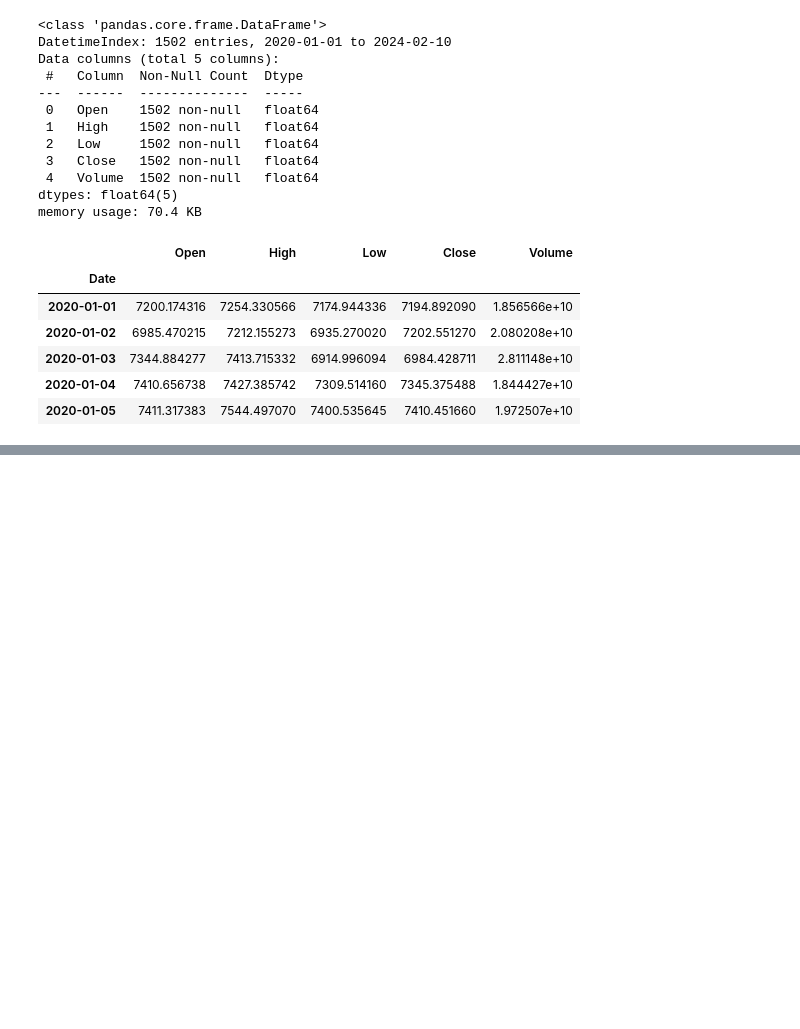
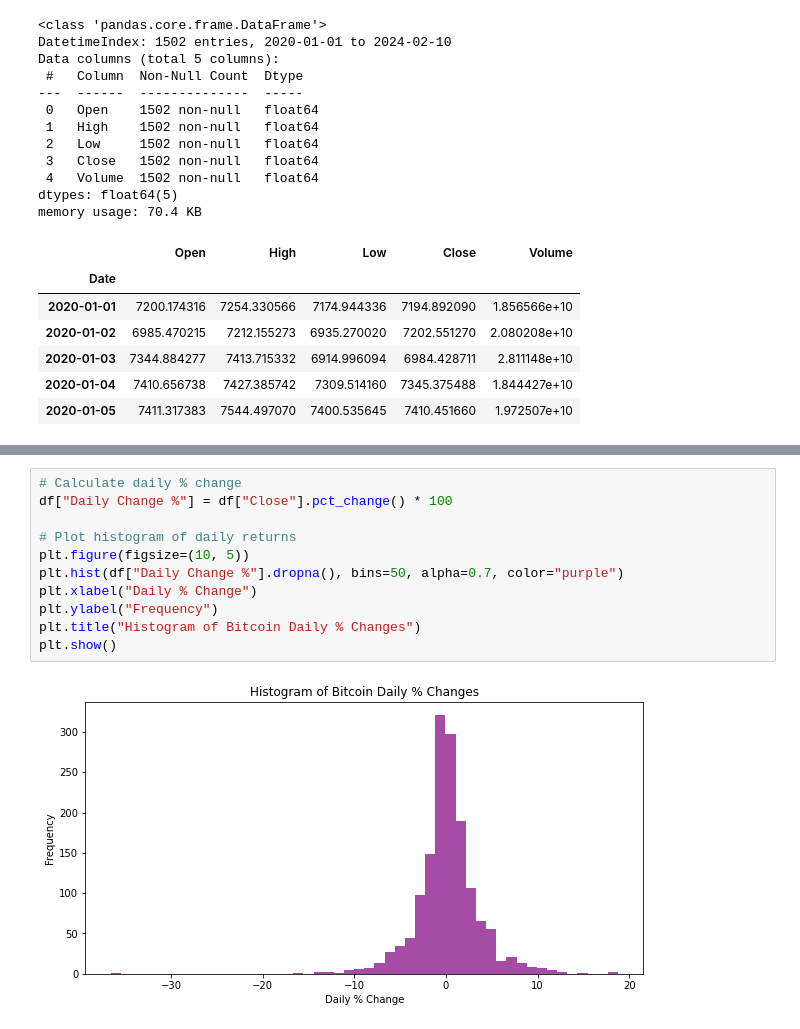
Before and after one commit to enakovac04/bitcoin-price-predictor, a Jupyter notebook: eda.ipynb, the cells around one changed output, grey strips where cells are left out. Saved outputs shown, nothing was run; the diff lists cells and outputs as text; blank space fills up the shorter version.

```diff
--- a/eda.ipynb
+++ b/eda.ipynb
@@ -43,0 +74,13 @@ memory usage: 70.4 KB
+# %%
+# Calculate daily % change
+df["Daily Change %"] = df["Close"].pct_change() * 100
+
+# Plot histogram of daily returns
+plt.figure(figsize=(10, 5))
+plt.hist(df["Daily Change %"].dropna(), bins=50, alpha=0.7, color="purple")
+plt.xlabel("Daily % Change")
+plt.ylabel("Frequency")
+plt.title("Histogram of Bitcoin Daily % Changes")
+plt.show()
+# %% [output]
+[figure, added]
```
Also changed, not shown: parts of 2 cells of this notebook.
